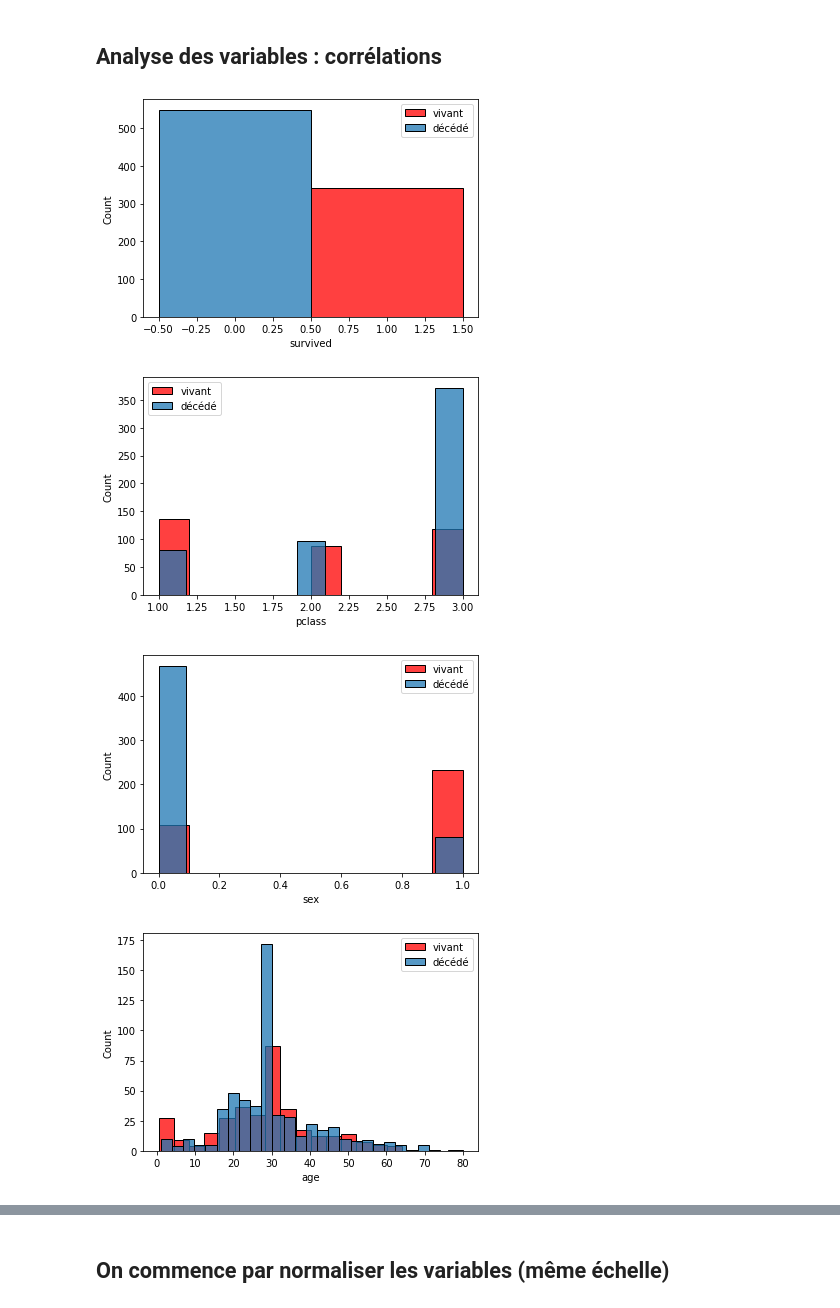
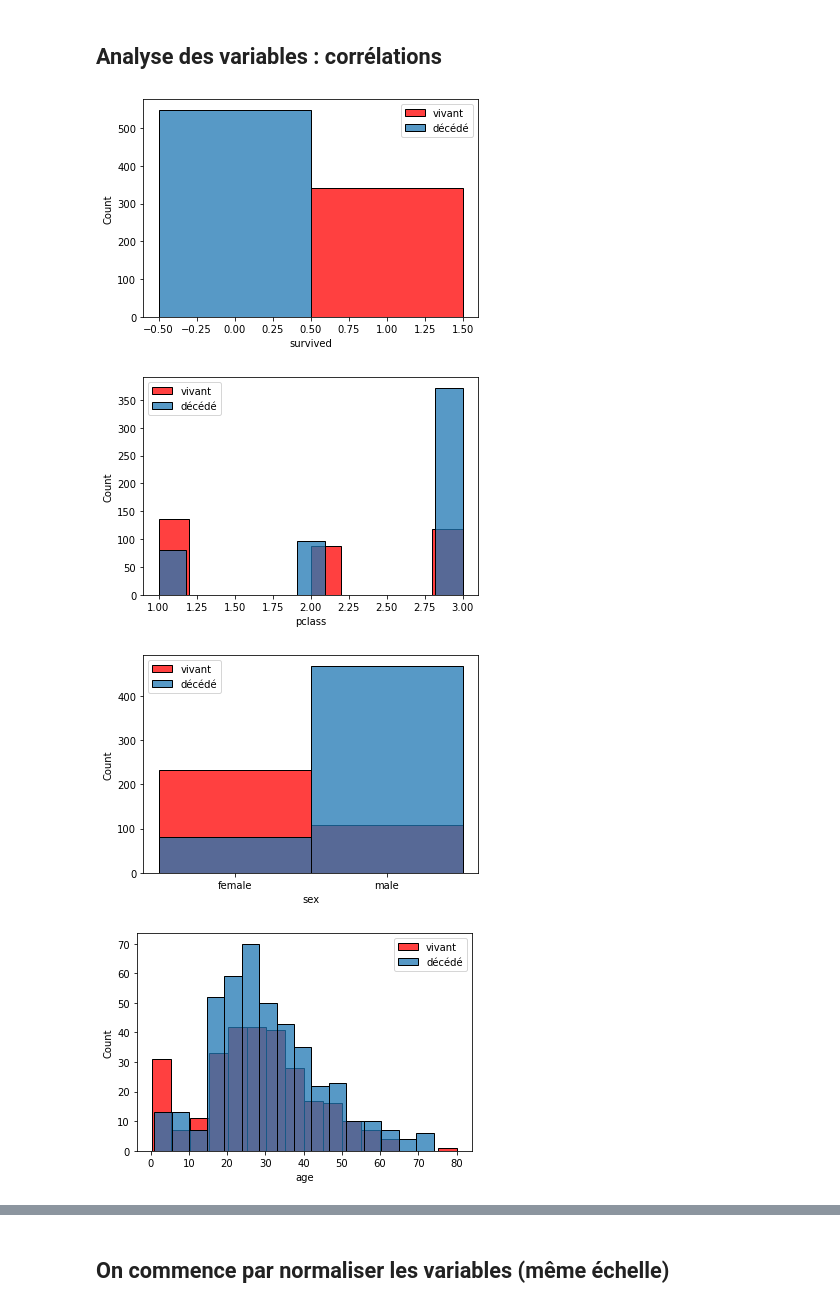
Before and after one commit to vianneybonte/titanic-app, a Jupyter notebook: python_modele_titanic.ipynb, the cells around one changed output, grey strips where cells are left out. Drawn from its saved outputs; the diff is of its cells as text; code cells hidden in the pictures.

```diff
--- a/python_modele_titanic.ipynb
+++ b/python_modele_titanic.ipynb
@@ -24,0 +10,5 @@ titanic.head()
+# %%
+# titanic = sns.load_dataset('titanic')
+titanic = pd.read_csv("train.csv")
+titanic.columns= titanic.columns.str.strip().str.lower()
+titanic.head()
@@ -35,20 +32,24 @@ print(df.shape)
 # %% [markdown]
 ## Analyse des variables : corrélations
 # %%
+titanic = titanic[['survived', 'pclass', 'sex', 'age', 'sibsp', 'fare']]
+df = df[['survived', 'pclass', 'sex', 'age', 'sibsp', 'fare']]
+
+
 positive_df = df[df['survived'] == 1]
 negative_df = df[df['survived'] == 0]
 
 
 for col in df.columns:
     plt.figure()
     sns.histplot(positive_df[col], label='vivant', color ="r")
     sns.histplot(negative_df[col], label='décédé')
     plt.legend()
 # %% [output]
 [figure]
 [figure]
-[figure, old version]
+[figure, new version]
-[figure, old version]
+[figure, new version]
 [figure]
 [figure]
 # %%
```
Also changed, not shown: parts of 17 cells of this notebook.
